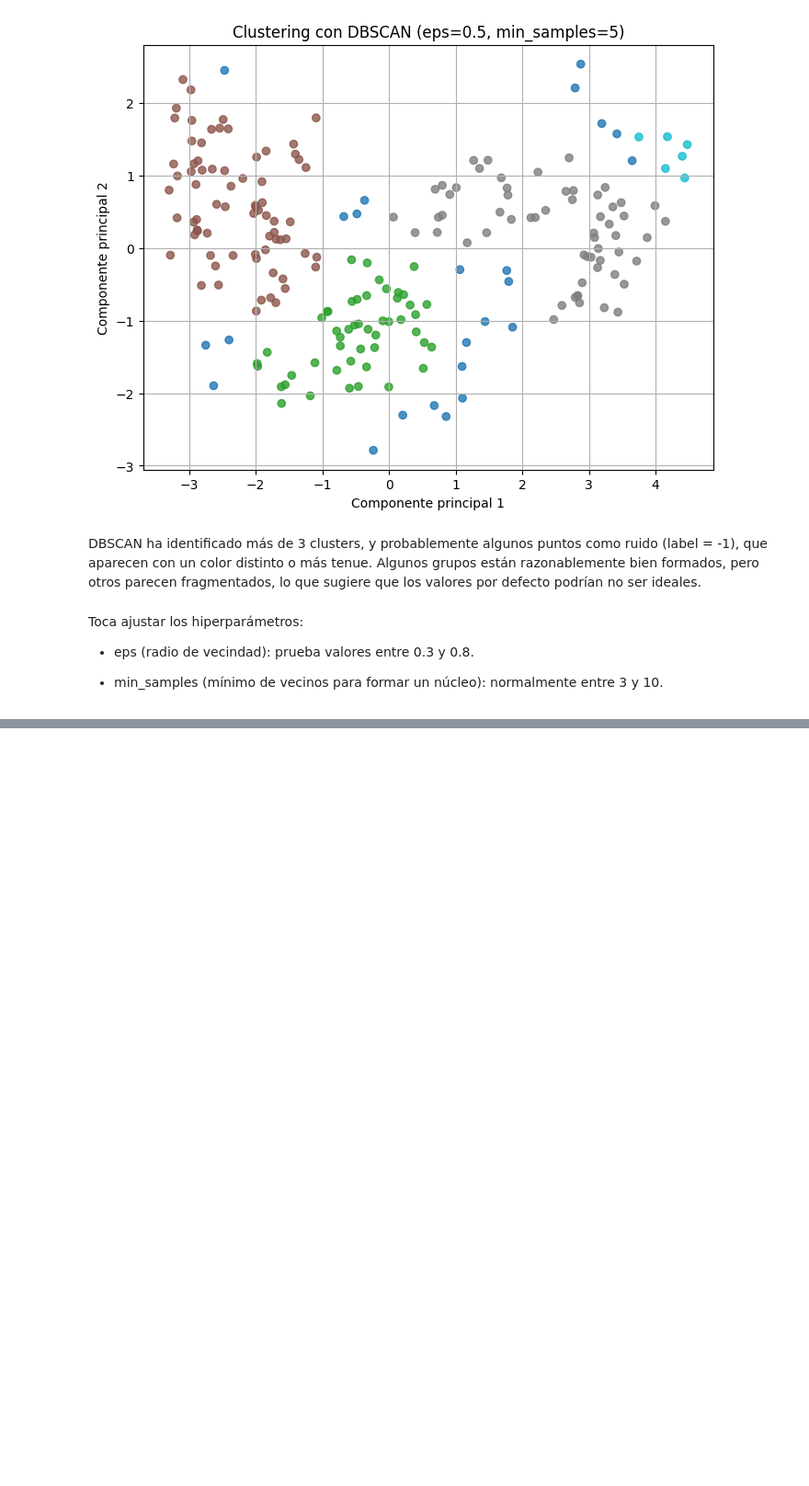
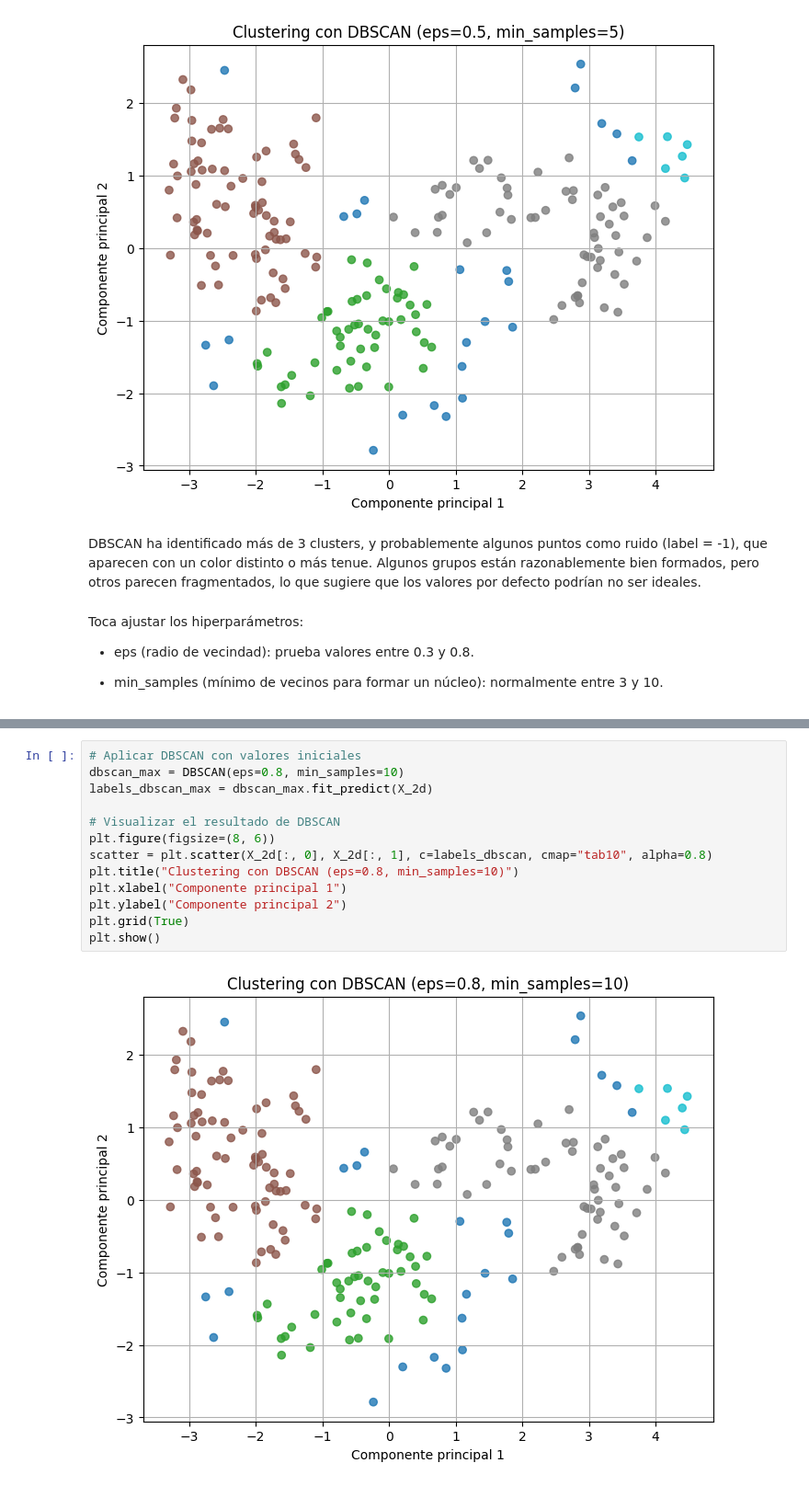
Before and after one commit to 100454201/Grupo35_Practica2, a Jupyter notebook: notebook_P2.ipynb, the cells around one changed output, grey strips where cells are left out. Shown at 92% size. Saved outputs shown, nothing was run; the diff lists cells and outputs as text; blank space fills up the shorter version.

```diff
--- a/notebook_P2.ipynb
+++ b/notebook_P2.ipynb
@@ -212,0 +228,15 @@ Toca ajustar los hiperparámetros:
+# %%
+# Aplicar DBSCAN con valores iniciales
+dbscan_max = DBSCAN(eps=0.8, min_samples=10)
+labels_dbscan_max = dbscan_max.fit_predict(X_2d)
+
+# Visualizar el resultado de DBSCAN
+plt.figure(figsize=(8, 6))
+scatter = plt.scatter(X_2d[:, 0], X_2d[:, 1], c=labels_dbscan, cmap="tab10", alpha=0.8)
+plt.title("Clustering con DBSCAN (eps=0.8, min_samples=10)")
+plt.xlabel("Componente principal 1")
+plt.ylabel("Componente principal 2")
+plt.grid(True)
+plt.show()
+# %% [output]
+[figure, added]
```
Also changed, not shown: parts of 14 cells of this notebook, 1 other file.
